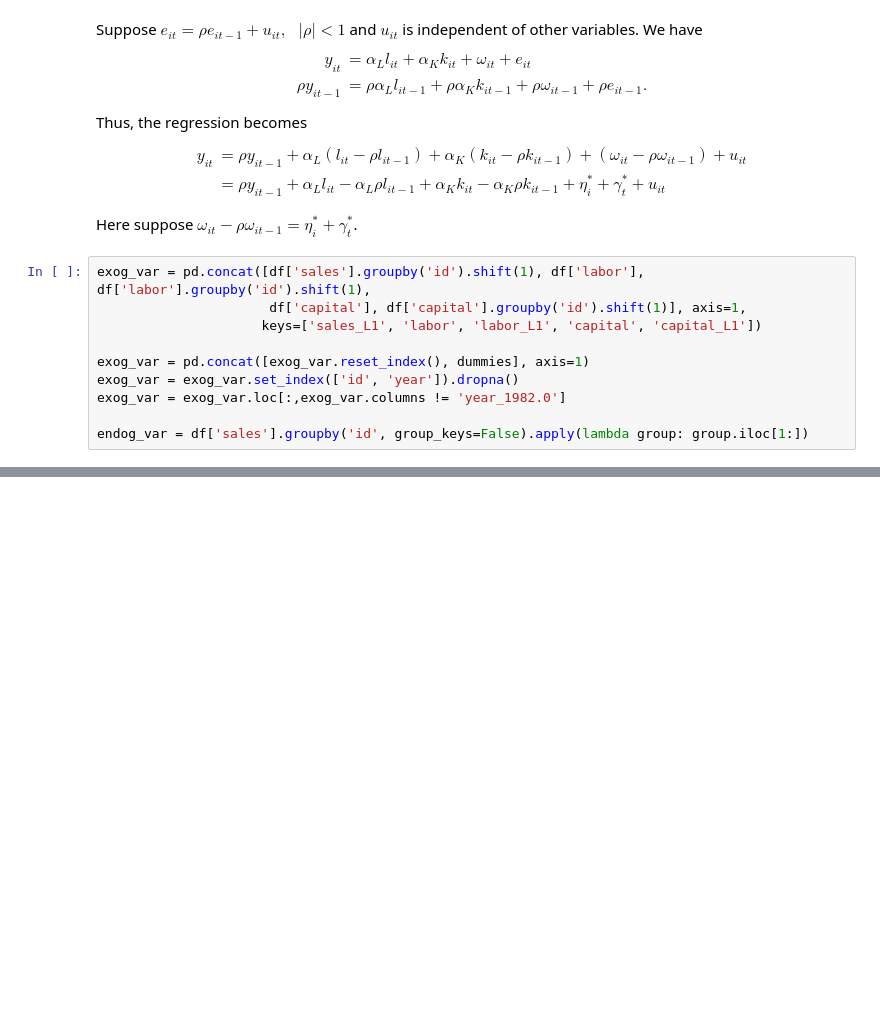
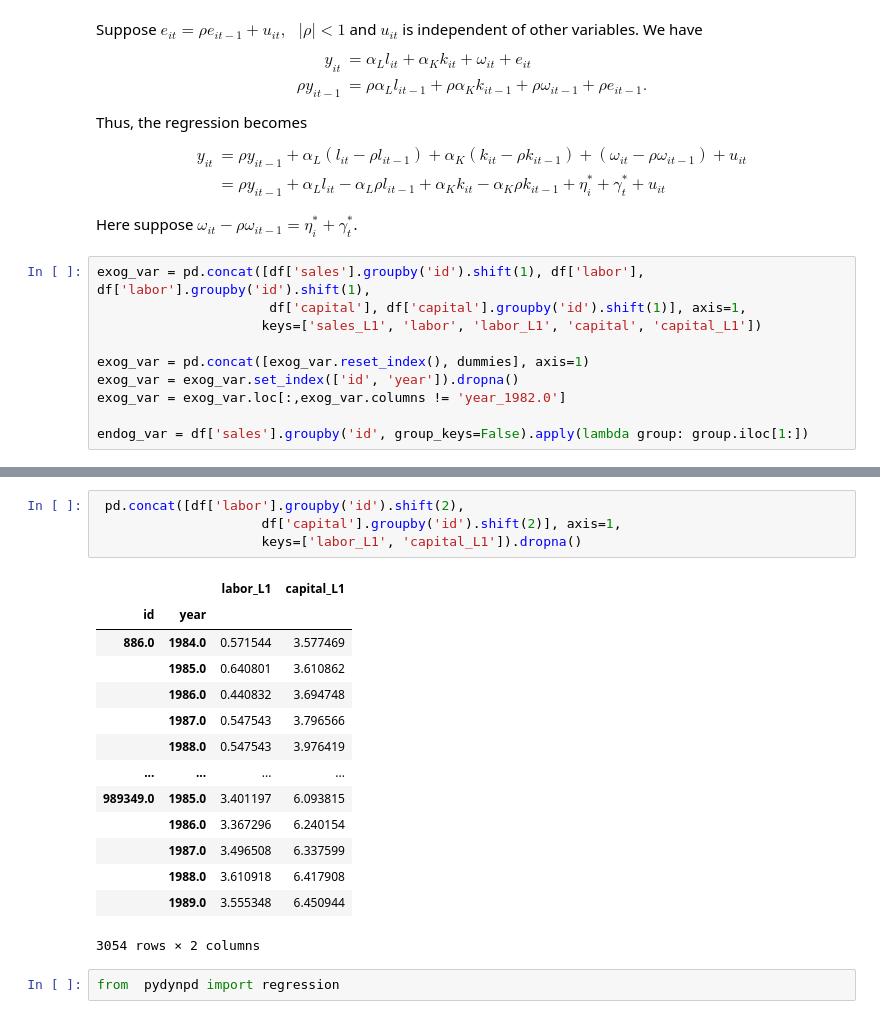
Before and after one commit to Canaan84/Dataset, a Jupyter notebook: Exercise.ipynb, the cells around one changed output, grey strips where cells are left out. Cells and saved outputs as stored; diff of their text form; blank space fills up the shorter version.

```diff
--- a/Exercise.ipynb
+++ b/Exercise.ipynb
@@ -219,0 +271,21 @@ PatsyError: Can't multiply one variable by another in a linear constraint
+# %%
+ pd.concat([df['labor'].groupby('id').shift(2),
+                     df['capital'].groupby('id').shift(2)], axis=1,
+                     keys=['labor_L1', 'capital_L1']).dropna()
+# %% [output]
+|  |  | labor_L1 | capital_L1 |
+| id | year |  |  |
+| 886.0 | 1984.0 | 0.571544 | 3.577469 |
+|  | 1985.0 | 0.640801 | 3.610862 |
+|  | 1986.0 | 0.440832 | 3.694748 |
+|  | 1987.0 | 0.547543 | 3.796566 |
+|  | 1988.0 | 0.547543 | 3.976419 |
+| ... | ... | ... | ... |
+| 989349.0 | 1985.0 | 3.401197 | 6.093815 |
+|  | 1986.0 | 3.367296 | 6.240154 |
+|  | 1987.0 | 3.496508 | 6.337599 |
+|  | 1988.0 | 3.610918 | 6.417908 |
+|  | 1989.0 | 3.555348 | 6.450944 |
+3054 rows × 2 columns
+# %%
+from  pydynpd import regression
```
Also changed, not shown: parts of 14 cells of this notebook.
